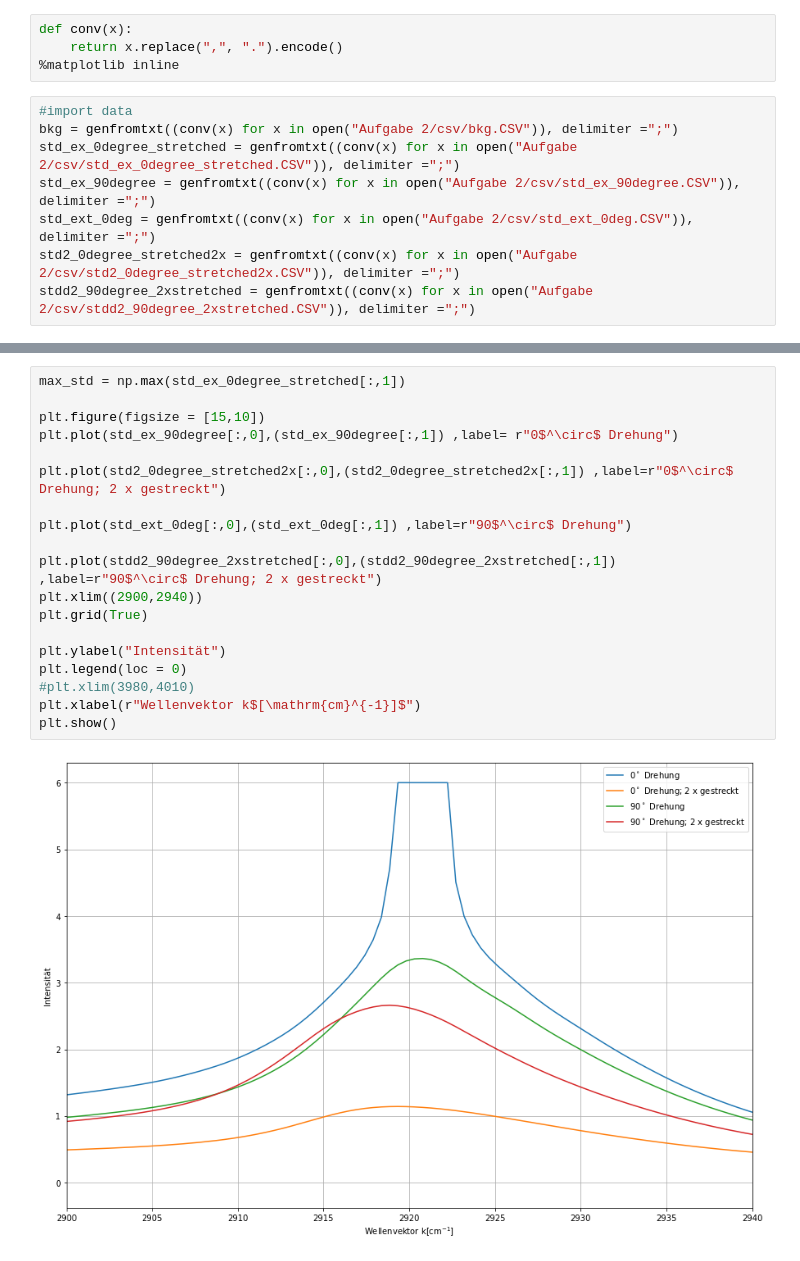
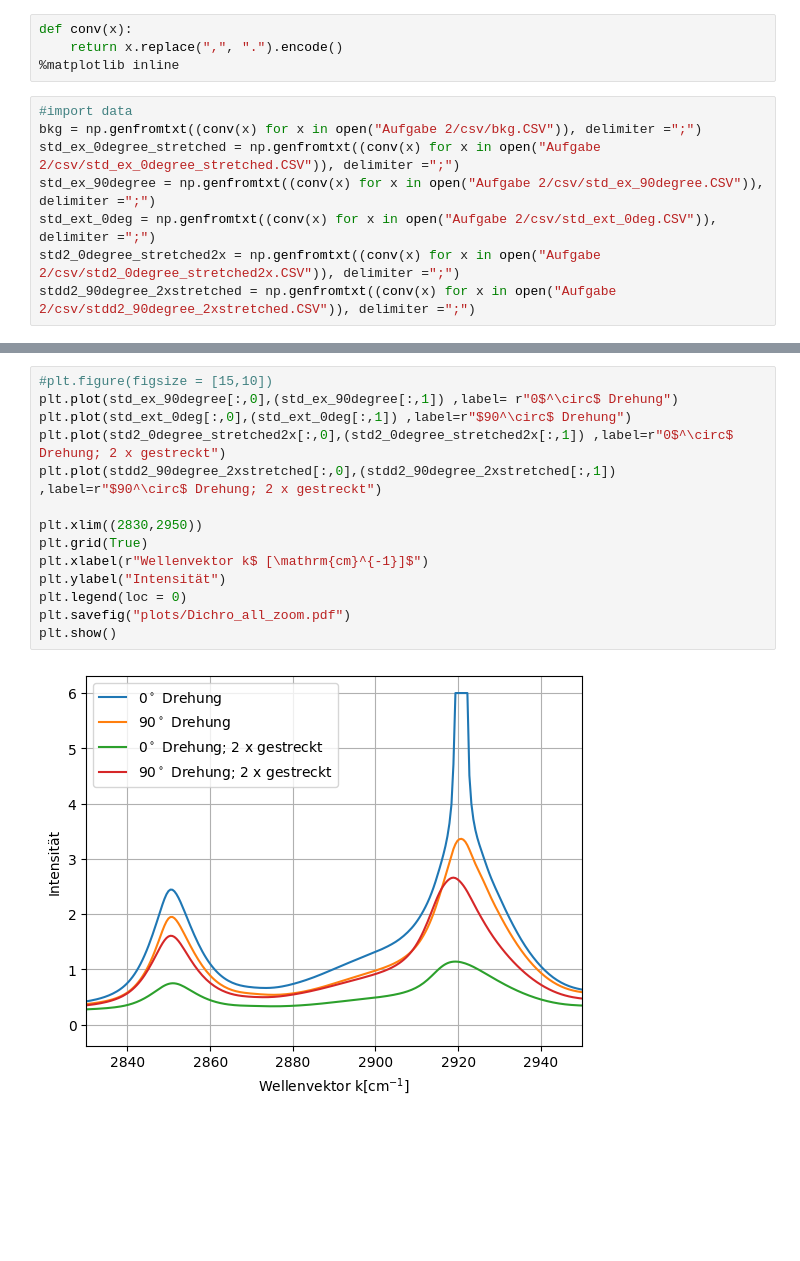
Before and after one commit to iLoveeMilkaa/M1-Lab, a Jupyter notebook: Aufgabe 2.ipynb, the cells around one changed output, grey strips where cells are left out. Saved outputs shown, nothing was run; the diff lists cells and outputs as text; blank space fills up the shorter version.

```diff
--- a/Aufgabe 2.ipynb
+++ b/Aufgabe 2.ipynb
@@ -8,12 +7,12 @@ def conv(x):
 %matplotlib inline
 # %%
 #import data
-bkg = genfromtxt((conv(x) for x in open("Aufgabe 2/csv/bkg.CSV")), delimiter =";")
-std_ex_0degree_stretched = genfromtxt((conv(x) for x in open("Aufgabe 2/csv/std_ex_0degree_stretched.CSV")), delimiter =";")
-std_ex_90degree = genfromtxt((conv(x) for x in open("Aufgabe 2/csv/std_ex_90degree.CSV")), delimiter =";")
-std_ext_0deg = genfromtxt((conv(x) for x in open("Aufgabe 2/csv/std_ext_0deg.CSV")), delimiter =";")
-std2_0degree_stretched2x = genfromtxt((conv(x) for x in open("Aufgabe 2/csv/std2_0degree_stretched2x.CSV")), delimiter =";")
-stdd2_90degree_2xstretched = genfromtxt((conv(x) for x in open("Aufgabe 2/csv/stdd2_90degree_2xstretched.CSV")), delimiter =";")
+bkg = np.genfromtxt((conv(x) for x in open("Aufgabe 2/csv/bkg.CSV")), delimiter =";")
+std_ex_0degree_stretched = np.genfromtxt((conv(x) for x in open("Aufgabe 2/csv/std_ex_0degree_stretched.CSV")), delimiter =";")
+std_ex_90degree = np.genfromtxt((conv(x) for x in open("Aufgabe 2/csv/std_ex_90degree.CSV")), delimiter =";")
+std_ext_0deg = np.genfromtxt((conv(x) for x in open("Aufgabe 2/csv/std_ext_0deg.CSV")), delimiter =";")
+std2_0degree_stretched2x = np.genfromtxt((conv(x) for x in open("Aufgabe 2/csv/std2_0degree_stretched2x.CSV")), delimiter =";")
+stdd2_90degree_2xstretched = np.genfromtxt((conv(x) for x in open("Aufgabe 2/csv/stdd2_90degree_2xstretched.CSV")), delimiter =";")
 # %%
 max_0deg_stre = np.max(std_ex_0degree_stretched[:,1])
 
@@ -30,21 +29,16 @@ plt.show()
 # %%
-max_std = np.max(std_ex_0degree_stretched[:,1])
+#plt.figure(figsize = [15,10])
+plt.plot(std_ex_90degree[:,0],(std_ex_90degree[:,1]) ,label= r"0$^\circ$ Drehung")
+plt.plot(std_ext_0deg[:,0],(std_ext_0deg[:,1]) ,label=r"$90^\circ$ Drehung")
+plt.plot(std2_0degree_stretched2x[:,0],(std2_0degree_stretched2x[:,1]) ,label=r"0$^\circ$ Drehung; 2 x gestreckt")
+plt.plot(stdd2_90degree_2xstretched[:,0],(stdd2_90degree_2xstretched[:,1]) ,label=r"$90^\circ$ Drehung; 2 x gestreckt")
 
-plt.figure(figsize = [15,10])
-plt.plot(std_ex_90degree[:,0],(std_ex_90degree[:,1]) ,label= r"0$^\circ$ Drehung")
-
-plt.plot(std2_0degree_stretched2x[:,0],(std2_0degree_stretched2x[:,1]) ,label=r"0$^\circ$ Drehung; 2 x gestreckt")
-
-plt.plot(std_ext_0deg[:,0],(std_ext_0deg[:,1]) ,label=r"90$^\circ$ Drehung")
-
-plt.plot(stdd2_90degree_2xstretched[:,0],(stdd2_90degree_2xstretched[:,1]) ,label=r"90$^\circ$ Drehung; 2 x gestreckt")
-plt.xlim((2900,2940))
+plt.xlim((2830,2950))
 plt.grid(True)
-
+plt.xlabel(r"Wellenvektor k$ [\mathrm{cm}^{-1}]$")
 plt.ylabel("Intensität")
 plt.legend(loc = 0)
-#plt.xlim(3980,4010)
-plt.xlabel(r"Wellenvektor k$[\mathrm{cm}^{-1}]$")
+plt.savefig("plots/Dichro_all_zoom.pdf")
 plt.show()
 # %% [output]
-[figure, old version]
+[figure, new version]
```
Also changed, not shown: parts of 8 cells of this notebook, 7 other files.
